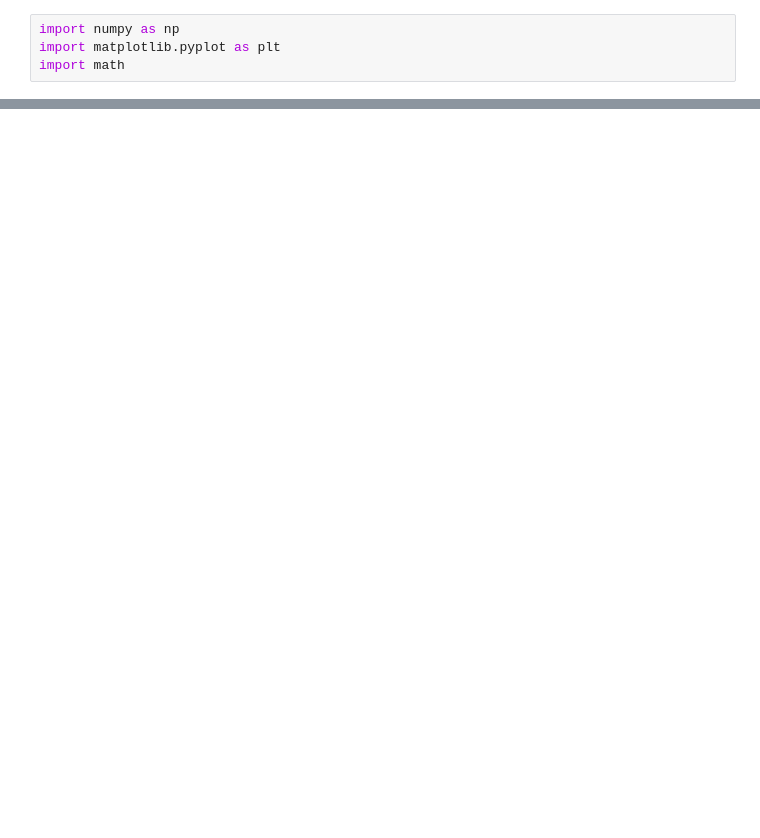
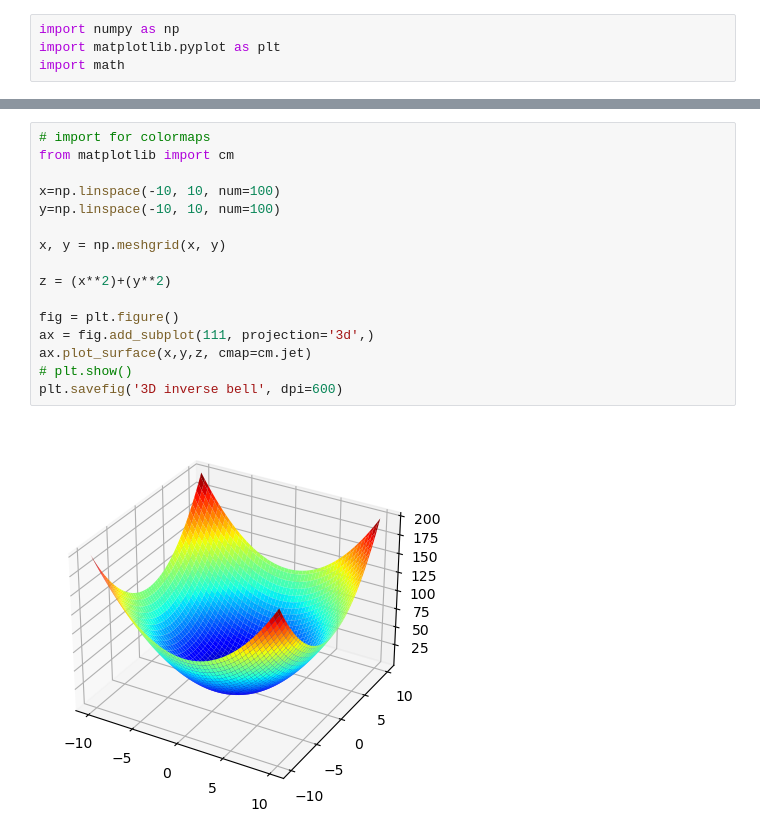
Before and after one commit to Perrigatoni/Feature-Visualization, a Jupyter notebook: Visualization/act_func_plots.ipynb, the cells around one changed output, grey strips where cells are left out. Saved outputs shown, nothing was run; the diff lists cells and outputs as text; blank space fills up the shorter version.

```diff
--- a/Visualization/act_func_plots.ipynb
+++ b/Visualization/act_func_plots.ipynb
@@ -28,0 +37,18 @@ plt.savefig('Step Func')
+# %%
+# import for colormaps
+from matplotlib import cm
+
+x=np.linspace(-10, 10, num=100)
+y=np.linspace(-10, 10, num=100)
+
+x, y = np.meshgrid(x, y)
+
+z = (x**2)+(y**2)
+
+fig = plt.figure()
+ax = fig.add_subplot(111, projection='3d',)
+ax.plot_surface(x,y,z, cmap=cm.jet)
+# plt.show()
+plt.savefig('3D inverse bell', dpi=600)
+# %% [output]
+[figure, added]
```
Also changed, not shown: parts of 4 cells of this notebook, 10 other files.
